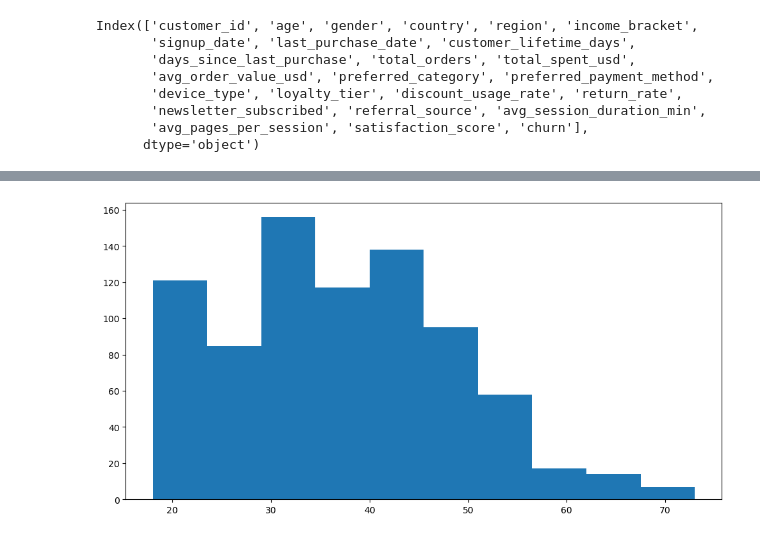
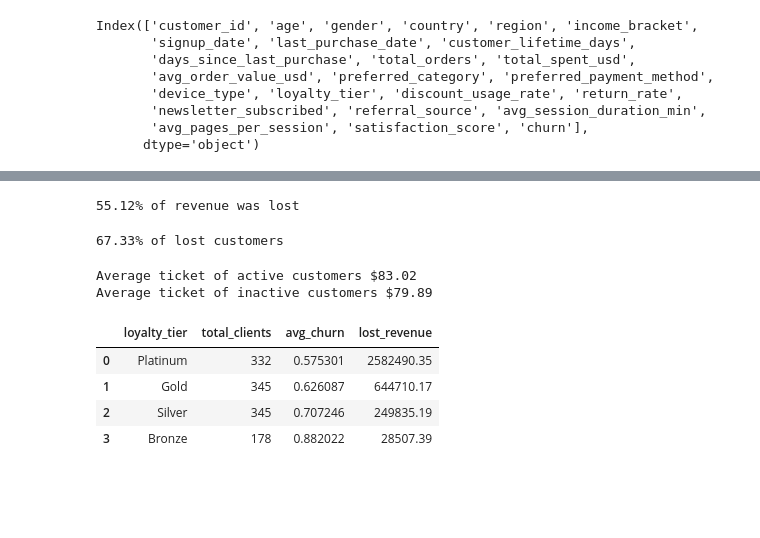
Before and after one commit to LaisSilva42/ecommerce-churn-revenue-at-risk, a Jupyter notebook: Churn_analysis.ipynb, the cells around one changed output, grey strips where cells are left out. Saved outputs shown, nothing was run; the diff lists cells and outputs as text; code cells hidden in the pictures; blank space fills up the shorter version.

```diff
--- a/Churn_analysis.ipynb
+++ b/Churn_analysis.ipynb
@@ -40,11 +60,47 @@ churned.describe()
 | 50% | 36.000000 | 478.500000 | 765.000000 | 28.500000 | 1830.525000 | ... |
 | 75% | 45.000000 | 840.250000 | 1135.250000 | 62.000000 | 4677.095000 | ... |
 | max | 73.000000 | 1797.000000 | 2152.000000 | 350.000000 | 66041.210000 | ... |
-# %%
-import matplotlib.pyplot as plt
-
-fig, ax = plt.subplots(figsize=(12, 6))
-ax.hist(churned['age'])
-plt.show()
-# %% [output]
-[figure, removed]
+# %%
+# Total Revenue Lost
+total_inactive = inactive['total_spent_usd'].sum()
+
+# % Revenue Lost
+Total = df['total_spent_usd'].sum()
+
+print(f'{(total_inactive/Total)*100:.2f}% of revenue was lost')
+# %% [output]
+55.12% of revenue was lost
+# %%
+#Historical customers lost
+
+number_inactive_customer = inactive['customer_id'].count()
+total_customer = df['customer_id'].count()
+
+print(f'{(number_inactive_customer/total_customer)*100:.2f}% of lost customers')
+# %% [output]
+67.33% of lost customers
+# %%
+#Historical Average Ticket (Churn x Active)
+
+avg_spend_active = active['avg_order_value_usd'].mean()
+avg_spend_inactive = inactive['avg_order_value_usd'].mean()
+
+print(f'Average ticket of active customers ${avg_spend_active:.2f}')
+print(f'Average ticket of inactive customers ${avg_spend_inactive:.2f}')
+# %% [output]
+Average ticket of active customers $83.02
+Average ticket of inactive customers $79.89
+# %%
+churn_per_tier = df.groupby('loyalty_tier').agg(
+    total_clients = ('customer_id', 'count'),
+    avg_churn = ('churn', 'mean'),
+    lost_revenue = ('total_spent_usd', lambda x: x[df['churn'] == 1].sum())
+).sort_values(by= ['lost_revenue'], ascending= False).reset_index()
+
+display(churn_per_tier)
+# %% [output]
+|  | loyalty_tier | total_clients | avg_churn | lost_revenue |
+| 0 | Platinum | 332 | 0.575301 | 2582490.35 |
+| 1 | Gold | 345 | 0.626087 | 644710.17 |
+| 2 | Silver | 345 | 0.707246 | 249835.19 |
+| 3 | Bronze | 178 | 0.882022 | 28507.39 |
```
Also changed, not shown: parts of 10 cells of this notebook.
